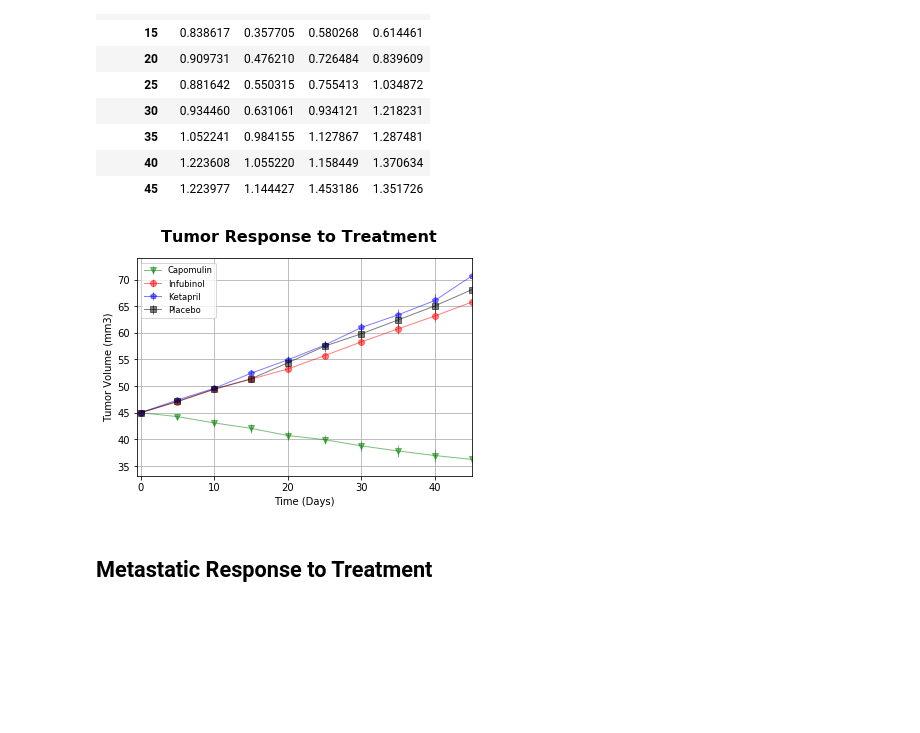
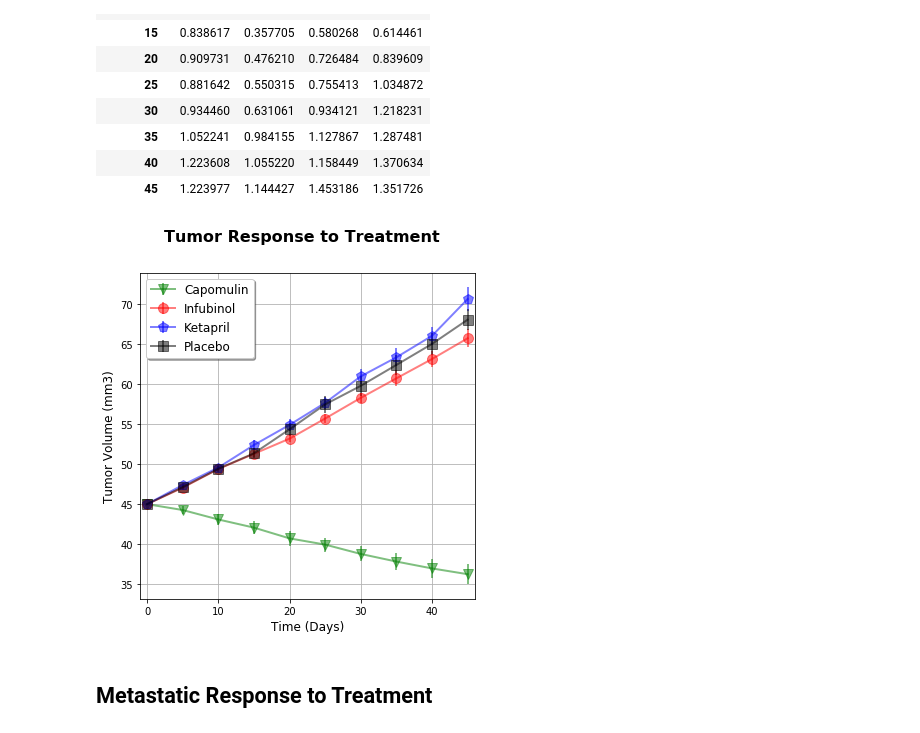
Before and after one commit to savvysol/05_MatPlotLib_homework, a Jupyter notebook: Pymaceuticals_Woodall/pymaceuticals_woodall.ipynb, the cells around one changed output. Cells and saved outputs as stored; diff of their text form; code cells hidden in the pictures; blank space fills up the shorter version.

```diff
--- a/Pymaceuticals_Woodall/pymaceuticals_woodall.ipynb
+++ b/Pymaceuticals_Woodall/pymaceuticals_woodall.ipynb
@@ -187,70 +199,75 @@ days = results['Timepoint'].unique()
 # %%
 ##### Generate the Plot (with Error Bars)
 
-fig, chart = plt.subplots()
+fig, ax = plt.subplots(figsize=(6,6))
 fig.suptitle("Tumor Response to Treatment", fontsize=16, fontweight="bold")
 
-chart.errorbar(days, capo_mean, capo_ste,
+ax.errorbar(days, capo_mean, capo_ste,
             label = 'Capomulin',
-            lw = 1,
+            lw = 2,
             c = 'g',
             marker="v",
+            markersize = 10,
             mew = 1,
             alpha=0.5,
               )
 
-chart.errorbar(days, inf_mean, inf_ste,
+ax.errorbar(days, inf_mean, inf_ste,
 
             label = 'Infubinol',
-            lw = 1,
+            lw = 2,
             c = 'r',
 
             marker="o",
+            markersize = 10,
             alpha=0.5,
 
                 )
 
-chart.errorbar(days, keta_mean, keta_ste,
+ax.errorbar(days, keta_mean, keta_ste,
 
             label = 'Ketapril',
-            lw = 1,
+            lw = 2,
             c = 'b',
 
             marker="p",
+            markersize = 10,
             alpha=0.5,
 
                 )
 
-chart.errorbar(days, plac_mean, plac_ste,
+ax.errorbar(days, plac_mean, plac_ste,
 
             label = 'Placebo',
-            lw = 1,
+            lw = 2,
             c = 'black',
 
             marker="s",
-            alpha=0.5,
+            markersize = 10,
+            alpha=.5,
 
                 )
 
-chart.set_xlim(-0.5,max(days))
+ax.set_xlim(-1,max(days)+1)
+#ax.set_ylim(-1,max(days)+1)
 
-chart.set_xlabel("Time (Days)")
-chart.set_ylabel("Tumor Volume (mm3)")
+ax.set_xlabel("Time (Days)",fontsize=12)
+ax.set_ylabel("Tumor Volume (mm3)",fontsize=12)
 
-chart.grid()
+ax.grid()
 
 
-chart.legend(loc="best", fontsize="small", fancybox=True)
+ax.legend(loc='upper left', fontsize=12, fancybox=True, ncol=1, shadow=True)
 
 
 
 # Save the Figure
 
-# plt.tight_layout()
-plt.savefig("Images/Tumor Responses.png")
+#plt.tight_layout()
+plt.savefig("Images/1) Tumor Responses.png")
 plt.show()
 # %% [output]
-[figure, old version]
+[figure, new version]
 # %%
 # Show the Figure
 plt.show()
```
Also changed, not shown: parts of 19 cells of this notebook, 10 other files.
